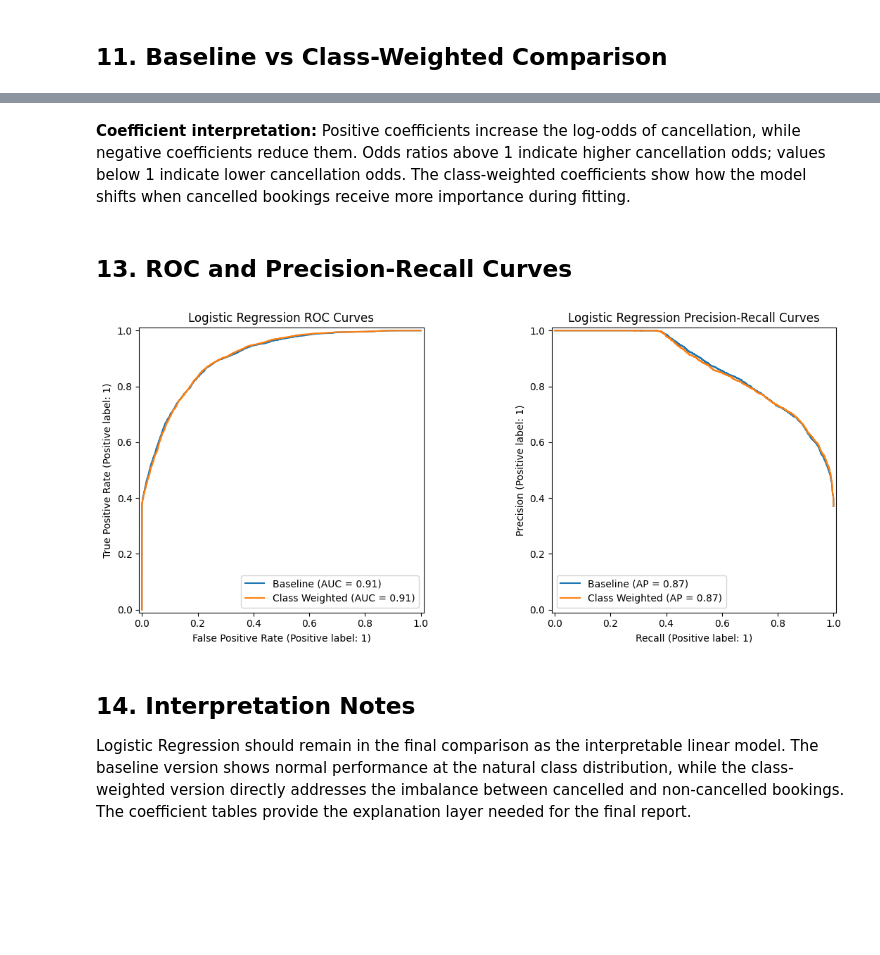
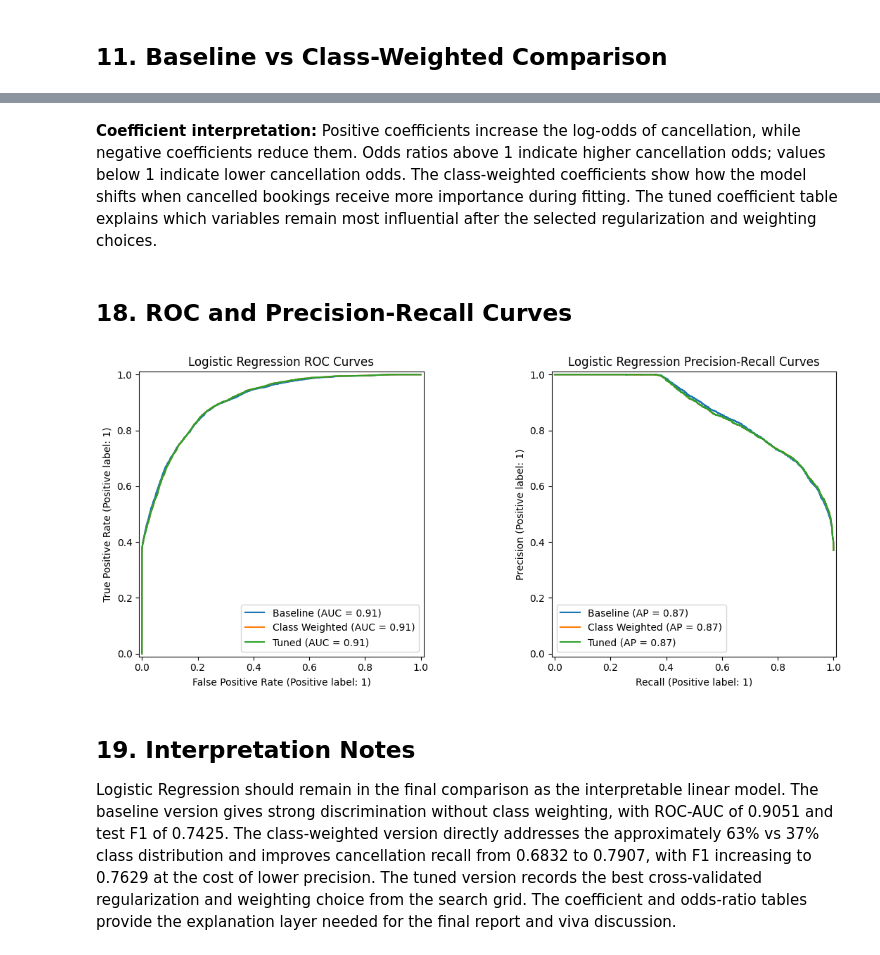
Before and after one commit to Manesha03/IT3051-FDM-Mini-Project-2026, a Jupyter notebook: 06_Model_Evaluation/Logistic_Regression.ipynb, the cells around one changed output, grey strips where cells are left out. Drawn from its saved outputs; the diff is of its cells as text; code cells hidden in the pictures; blank space fills up the shorter version.

Commit message:
refine Logistic Regression and Decision Tree evaluation

```diff
--- a/06_Model_Evaluation/Logistic_Regression.ipynb
+++ b/06_Model_Evaluation/Logistic_Regression.ipynb
@@ -282,0 +319,11 @@ whether missing cancellations is more costly than extra follow-up actions.
+# %%
+tuned_logistic_pipeline = logistic_search.best_estimator_
+
+tuned_logistic_cv = cross_validation_summary(
+    "Logistic Regression",
+    "Tuned",
+    tuned_logistic_pipeline,
+    prepared.X_train,
+    prepared.y_train,
+)
+display(tuned_logistic_cv.round(4))
@@ -282,0 +340,10 @@ whether missing cancellations is more costly than extra follow-up actions.
+# %%
+tuned_logistic_pipeline, tuned_logistic_test = fit_and_evaluate(
+    "Logistic Regression",
+    "Tuned",
+    tuned_logistic_pipeline,
+    prepared,
+)
+
+tuned_logistic_test_results = pd.DataFrame([tuned_logistic_test])
+display(tuned_logistic_test_results.round(4))
@@ -343,27 +484,27 @@ Top class-weighted coefficients
 of cancellation, while negative coefficients reduce them. Odds ratios above
 1 indicate higher cancellation odds; values below 1 indicate lower
 cancellation odds. The class-weighted coefficients show how the model shifts
-when cancelled bookings receive more importance during fitting.
+when cancelled bookings receive more importance during fitting. The tuned
+coefficient table explains which variables remain most influential after
+the selected regularization and weighting choices.
 # %% [markdown]
-## 13. ROC and Precision-Recall Curves
+## 18. ROC and Precision-Recall Curves
 # %%
 fig, axes = plt.subplots(1, 2, figsize=(12, 5))
 RocCurveDisplay.from_estimator(logistic_pipeline, prepared.X_test, prepared.y_test, ax=axes[0], name="Baseline")
 RocCurveDisplay.from_estimator(weighted_logistic_pipeline, prepared.X_test, prepared.y_test, ax=axes[0], name="Class Weighted")
+RocCurveDisplay.from_estimator(tuned_logistic_pipeline, prepared.X_test, prepared.y_test, ax=axes[0], name="Tuned")
 PrecisionRecallDisplay.from_estimator(logistic_pipeline, prepared.X_test, prepared.y_test, ax=axes[1], name="Baseline")
 PrecisionRecallDisplay.from_estimator(weighted_logistic_pipeline, prepared.X_test, prepared.y_test, ax=axes[1], name="Class Weighted")
+PrecisionRecallDisplay.from_estimator(tuned_logistic_pipeline, prepared.X_test, prepared.y_test, ax=axes[1], name="Tuned")
 axes[0].set_title("Logistic Regression ROC Curves")
 axes[1].set_title("Logistic Regression Precision-Recall Curves")
 plt.tight_layout()
 plt.savefig(FIGURE_DIR / "logistic_regression_curves.png", dpi=300, bbox_inches="tight")
 plt.show()
 # %% [output]
-[figure, old version]
+[figure, new version]
 # %% [markdown]
-## 14. Interpretation Notes
+## 19. Interpretation Notes
 
-Logistic Regression should remain in the final comparison as the interpretable
-linear model. The baseline version shows normal performance at the natural
-class distribution, while the class-weighted version directly addresses the
-imbalance between cancelled and non-cancelled bookings. The coefficient
-tables provide the explanation layer needed for the final report.
+Logistic Regression should remain in the final comparison as the interpretable linear model. The baseline version gives strong discrimination without class weighting, with ROC-AUC of 0.9051 and test F1 of 0.7425. The class-weighted version directly addresses the approximately 63% vs 37% class distribution and improves cancellation recall from 0.6832 to 0.7907, with F1 increasing to 0.7629 at the cost of lower precision. The tuned version records the best cross-validated regularization and weighting choice from the search grid. The coefficient and odds-ratio tables provide the explanation layer needed for the final report and viva discussion.
```
Also changed, not shown: parts of 24 cells of this notebook, 2 other files.
